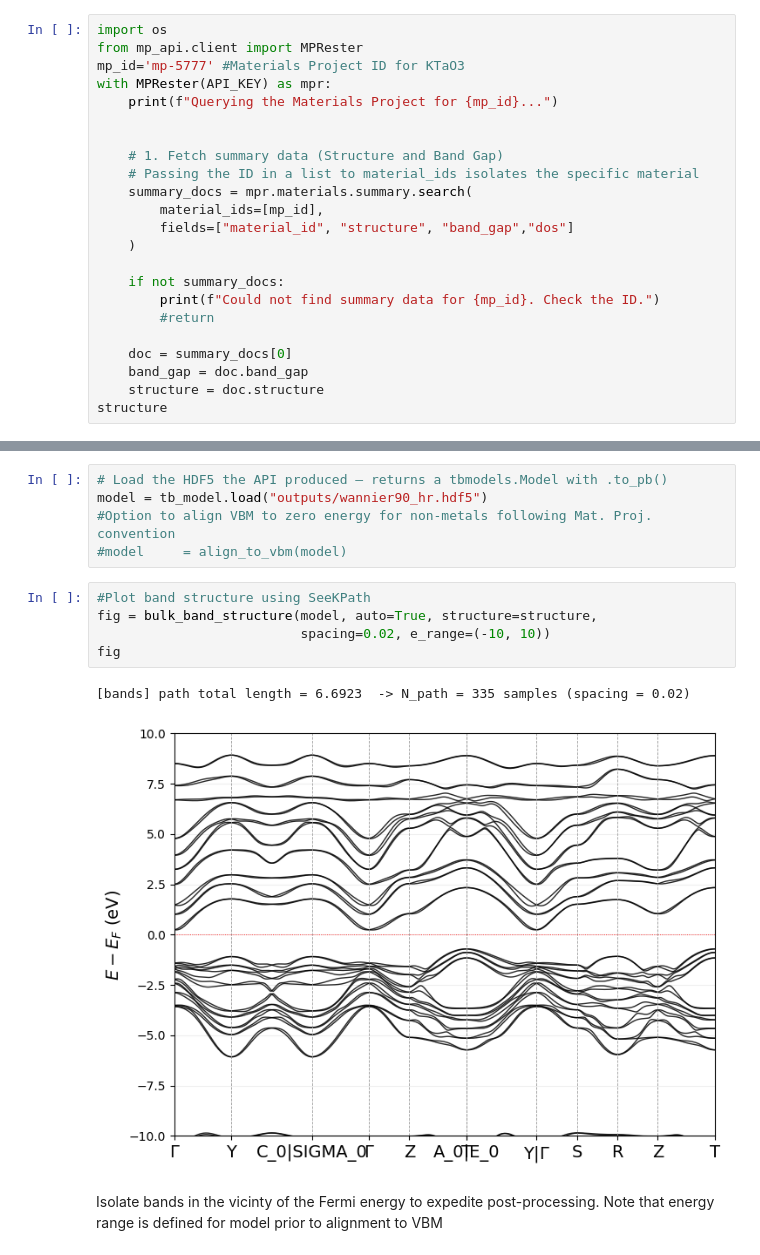
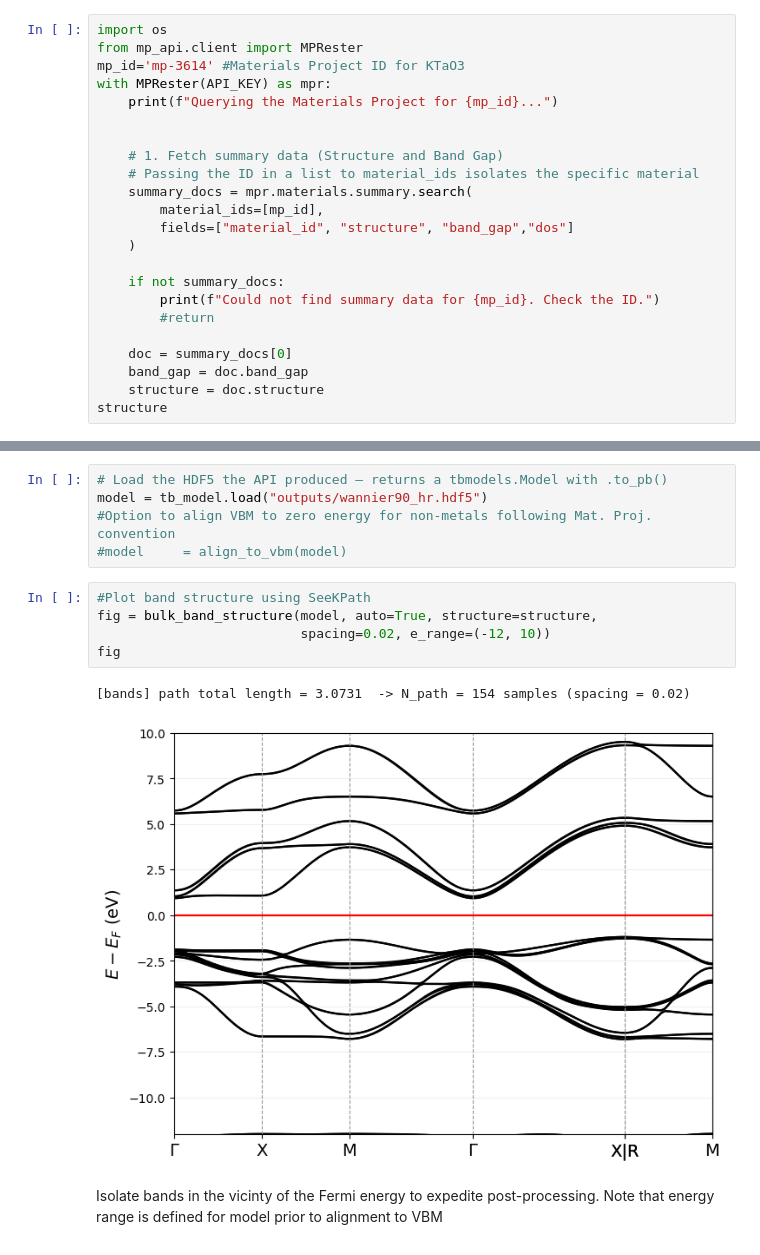
Before and after one commit to alextyner-tailwater/Tailwater, a Jupyter notebook: Tutorials/Surface_States.ipynb, the cells around one changed output, grey strips where cells are left out. Drawn from its saved outputs; the diff is of its cells as text.

```diff
--- a/Tutorials/Surface_States.ipynb
+++ b/Tutorials/Surface_States.ipynb
@@ -18,7 +36,7 @@ TW_PASS= #Your Tailwater Password
 # %%
 import os
 from mp_api.client import MPRester
-mp_id='mp-5777' #Materials Project ID for KTaO3
+mp_id='mp-3614' #Materials Project ID for KTaO3
 with MPRester(API_KEY) as mpr:
     print(f"Querying the Materials Project for {mp_id}...")
 
@@ -58,11 +92,11 @@ model = tb_model.load("outputs/wannier90_hr.hdf5")
 # %%
 #Plot band structure using SeeKPath
 fig = bulk_band_structure(model, auto=True, structure=structure,
-                          spacing=0.02, e_range=(-10, 10))
+                          spacing=0.02, e_range=(-12, 10))
 fig
 # %% [output]
-[bands] path total length = 6.6923  -> N_path = 335 samples (spacing = 0.02)
+[bands] path total length = 3.0731  -> N_path = 154 samples (spacing = 0.02)
-[figure, old version]
+[figure, new version]
 # %% [markdown]
 Isolate bands in the vicinty of the Fermi energy to expedite post-processing.
 Note that energy range is defined for model prior to alignment to VBM
```
Also changed, not shown: parts of 9 cells of this notebook.
